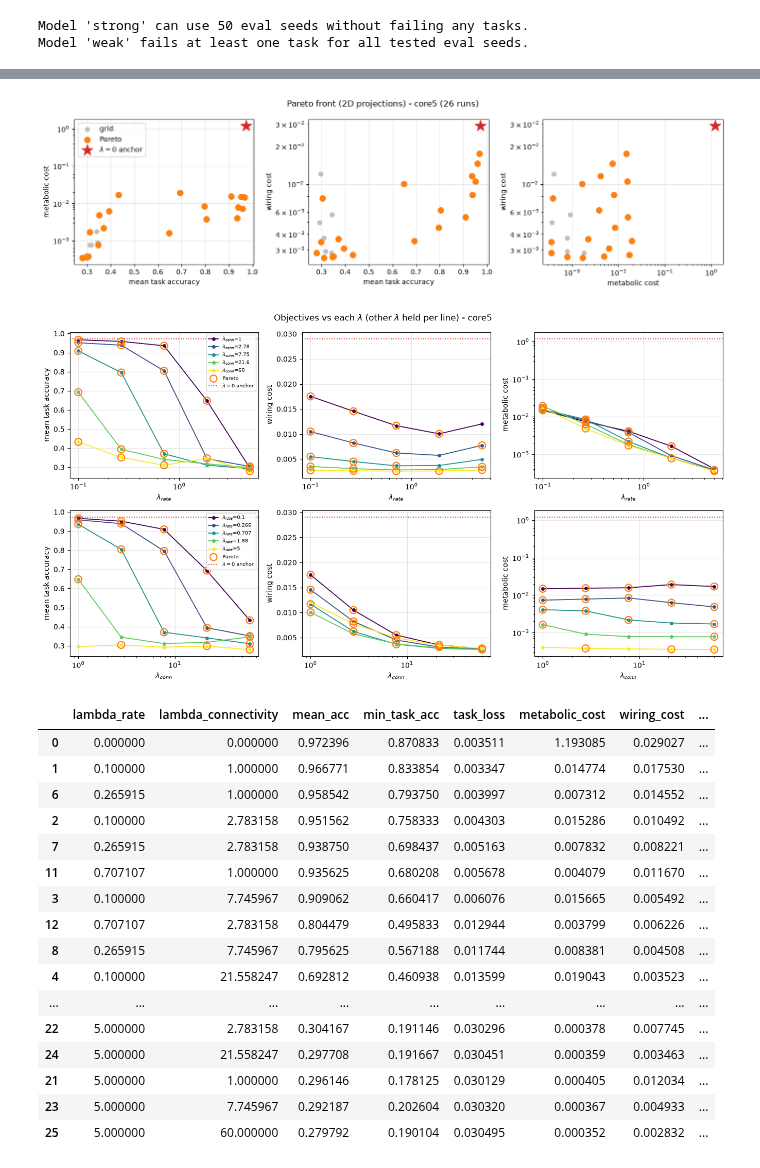
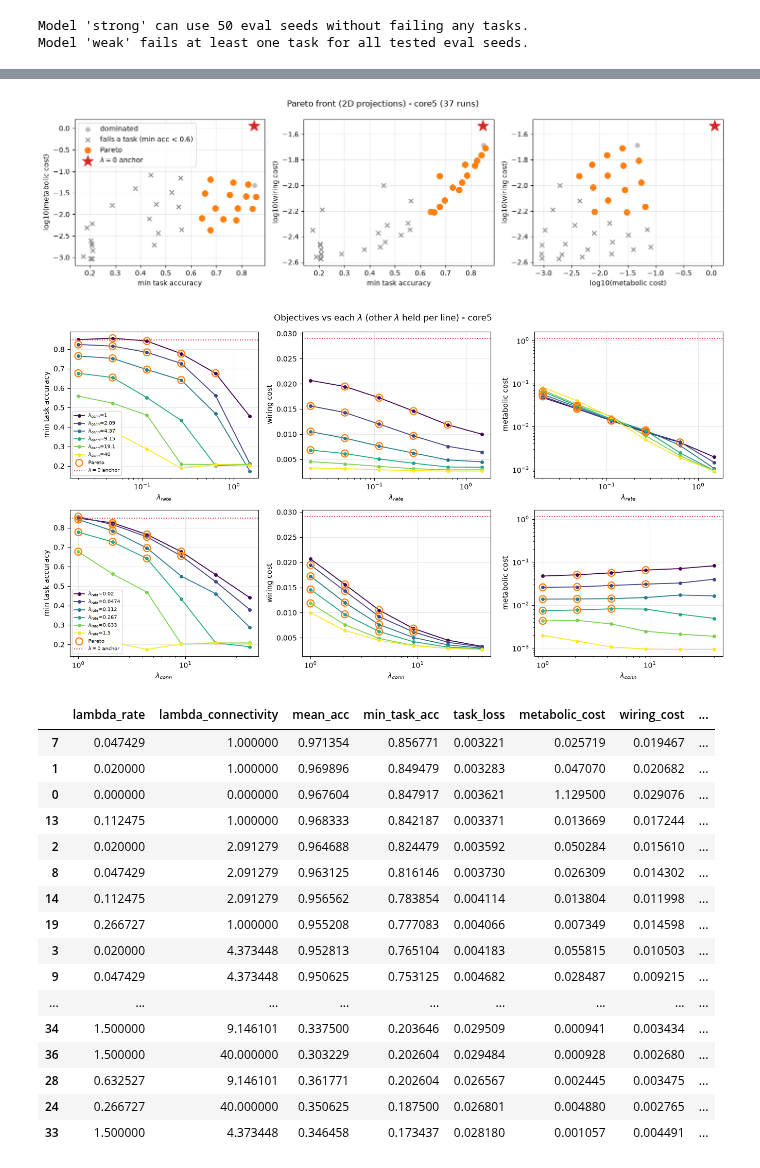
Before and after one commit to AtharvSuryawanshi/canonical_mc, a Jupyter notebook: notebooks/pareto_analysis.ipynb, the cells around one changed output, grey strips where cells are left out. Drawn from its saved outputs; the diff is of its cells as text; code cells hidden in the pictures.

Commit message:
zoom lambda script, excluding untrained network from pareto fronts

```diff
--- a/notebooks/pareto_analysis.ipynb
+++ b/notebooks/pareto_analysis.ipynb
@@ -246,5 +274,21 @@ lambda=0 anchor: mean_acc=0.9724  metabolic=1.193 (+/-0.7)  = 63x the largest co
 # %%
 import plotly.graph_objects as go
+import numpy as np
+
+# Toggle: plot metabolic/wiring cost axes in log10 space instead of linear.
+USE_LOG_COSTS = True
+
+if USE_LOG_COSTS:
+    df["log_metabolic_cost"] = np.log10(df["metabolic_cost"].clip(lower=1e-12))
+    df["log_wiring_cost"] = np.log10(df["wiring_cost"].clip(lower=1e-12))
+    OBJECTIVE_LABELS["log_metabolic_cost"] = "log10(metabolic cost)"
+    OBJECTIVE_LABELS["log_wiring_cost"] = "log10(wiring cost)"
+    pareto_objectives = tuple(
+        "log_metabolic_cost" if o == "metabolic_cost"
+        else "log_wiring_cost" if o == "wiring_cost"
+        else o
+        for o in pareto_objectives
+    )
 
 pareto = df["is_pareto"].astype(bool)
 
@@ -362,10 +406,18 @@ pareto = df["is_pareto"].astype(bool)
 battery = meta.get("task_battery", "")
 
 
+feasible = df["is_feasible"].astype(bool)
+
+
 def pareto_panel(ax, xc, yc):
-    grid = ~pareto & ~is_anchor
+    grid = ~pareto & ~is_anchor & feasible
     front = pareto & ~is_anchor
-    ax.scatter(df.loc[grid, xc], df.loc[grid, yc], c="0.75", s=40, label="grid")
+    dead = ~feasible & ~is_anchor
+    ax.scatter(df.loc[grid, xc], df.loc[grid, yc], c="0.75", s=40, label="dominated")
+    ax.scatter(
+        df.loc[dead, xc], df.loc[dead, yc], marker="x", c="0.55", s=40,
+        label=f"fails a task (min acc < {FEASIBLE_MIN_TASK_ACC})",
+    )
     ax.scatter(df.loc[front, xc], df.loc[front, yc], c="C1", s=70, label="Pareto")
     if is_anchor.any():
         ax.scatter(
@@ -409,7 +461,7 @@ else:
 fig.tight_layout()
 plt.show()
 # %% [output]
-[figure, old version]
+[figure, new version]
 # %%
 # Objectives vs the swept lambda(s).
 #
@@ -420,11 +472,7 @@ plt.show()
 # and cannot sit on a log axis), so it is drawn as a reference line.
 pareto = df["is_pareto"].astype(bool)
 battery = meta.get("task_battery", "")
-objective_cols = (
-    ["mean_acc", "wiring_cost", "metabolic_cost"]
-    if uses_mean_acc
-    else ["task_loss", "wiring_cost", "metabolic_cost"]
-)
+objective_cols = [TASK_OBJECTIVE, "wiring_cost", "metabolic_cost"]
 grid_df = df.loc[~is_anchor]
 
 
@@ -471,7 +519,7 @@ if sweep_mode in ("connectivity", "rate"):
         uniq = grid_df[other_col].unique()
         fixed_val = uniq[0] if len(uniq) == 1 else float("nan")
     fixed_name = r"$\lambda_{rate}$" if sweep_mode == "connectivity" else r"$\lambda_{conn}$"
-    fig.suptitle(f"Objectives vs swept $\lambda$ - {battery}  ({fixed_name} = {fixed_val:.4g})")
+    fig.suptitle(rf"Objectives vs swept $\lambda$ - {battery}  ({fixed_name} = {fixed_val:.4g})")
 else:
     marginals = [
         ("lambda_rate", "lambda_connectivity", r"$\lambda_{rate}$", r"\lambda_{conn}"),
@@ -483,35 +531,35 @@ else:
     for axrow, (xcol, huecol, xlab, huelab) in zip(axes, marginals):
         hues = sorted(grid_df[huecol].unique())
         colors = {h: cmap(i / max(len(hues) - 1, 1)) for i, h in enumerate(hues)}
         for ax, col in zip(axrow, objective_cols):
             for h in hues:
                 g = grid_df[grid_df[huecol] == h].sort_values(xcol)
                 ax.plot(
                     g[xcol], g[col], "o-", markersize=4, linewidth=1.3,
                     color=colors[h], label=f"${huelab}$={h:.3g}",
                 )
             p = grid_df.loc[grid_df["is_pareto"].astype(bool)]
             ax.scatter(
                 p[xcol], p[col], facecolors="none", edgecolors="C1",
                 s=95, linewidths=1.6, zorder=4, label="Pareto",
             )
             anchor_ref(ax, col)
             if (grid_df[xcol] > 0).all():
                 ax.set_xscale("log")
             ax.set_xlabel(xlab)
             ax.set_ylabel(OBJECTIVE_LABELS[col])
             ax.grid(True, alpha=0.3)
             maybe_log(ax, col, "y", frame=grid_df)
         dedupe_legend(axrow[0], fontsize=7, loc="best")
 
     fig.suptitle(
-        f"Objectives vs each $\lambda$ (other $\lambda$ held per line) - {battery}"
+        rf"Objectives vs each $\lambda$ (other $\lambda$ held per line) - {battery}"
     )
 
 fig.tight_layout()
 plt.show()
 # %% [output]
-[figure, old version]
+[figure, new version]
 # %%
 cols = [
     "lambda_rate",
@@ -521,30 +569,27 @@ cols = [
     "task_loss",
     "metabolic_cost",
     "wiring_cost",
+    "is_feasible",
     "is_pareto",
 ]
 cols = [c for c in cols if c in df.columns]
-sort_cols = (
-    ["mean_acc", "metabolic_cost", "wiring_cost"]
-    if uses_mean_acc
-    else ["task_loss", "metabolic_cost", "wiring_cost"]
-)
+sort_cols = [TASK_OBJECTIVE, "metabolic_cost", "wiring_cost"]
 df.sort_values(sort_cols, ascending=[False, True, True] if uses_mean_acc else True)[cols]
 # %% [output]
 |  | lambda_rate | lambda_connectivity | mean_acc | min_task_acc | task_loss | metabolic_cost | wiring_cost | ... |
-| 0 | 0.000000 | 0.000000 | 0.972396 | 0.870833 | 0.003511 | 1.193085 | 0.029027 | ... |
-| 1 | 0.100000 | 1.000000 | 0.966771 | 0.833854 | 0.003347 | 0.014774 | 0.017530 | ... |
-| 6 | 0.265915 | 1.000000 | 0.958542 | 0.793750 | 0.003997 | 0.007312 | 0.014552 | ... |
-| 2 | 0.100000 | 2.783158 | 0.951562 | 0.758333 | 0.004303 | 0.015286 | 0.010492 | ... |
-| 7 | 0.265915 | 2.783158 | 0.938750 | 0.698437 | 0.005163 | 0.007832 | 0.008221 | ... |
-| 11 | 0.707107 | 1.000000 | 0.935625 | 0.680208 | 0.005678 | 0.004079 | 0.011670 | ... |
-| 3 | 0.100000 | 7.745967 | 0.909062 | 0.660417 | 0.006076 | 0.015665 | 0.005492 | ... |
-| 12 | 0.707107 | 2.783158 | 0.804479 | 0.495833 | 0.012944 | 0.003799 | 0.006226 | ... |
-| 8 | 0.265915 | 7.745967 | 0.795625 | 0.567188 | 0.011744 | 0.008381 | 0.004508 | ... |
-| 4 | 0.100000 | 21.558247 | 0.692812 | 0.460938 | 0.013599 | 0.019043 | 0.003523 | ... |
+| 7 | 0.047429 | 1.000000 | 0.971354 | 0.856771 | 0.003221 | 0.025719 | 0.019467 | ... |
+| 1 | 0.020000 | 1.000000 | 0.969896 | 0.849479 | 0.003283 | 0.047070 | 0.020682 | ... |
+| 0 | 0.000000 | 0.000000 | 0.967604 | 0.847917 | 0.003621 | 1.129500 | 0.029076 | ... |
+| 13 | 0.112475 | 1.000000 | 0.968333 | 0.842187 | 0.003371 | 0.013669 | 0.017244 | ... |
+| 2 | 0.020000 | 2.091279 | 0.964688 | 0.824479 | 0.003592 | 0.050284 | 0.015610 | ... |
+| 8 | 0.047429 | 2.091279 | 0.963125 | 0.816146 | 0.003730 | 0.026309 | 0.014302 | ... |
+| 14 | 0.112475 | 2.091279 | 0.956562 | 0.783854 | 0.004114 | 0.013804 | 0.011998 | ... |
+| 19 | 0.266727 | 1.000000 | 0.955208 | 0.777083 | 0.004066 | 0.007349 | 0.014598 | ... |
+| 3 | 0.020000 | 4.373448 | 0.952813 | 0.765104 | 0.004183 | 0.055815 | 0.010503 | ... |
+| 9 | 0.047429 | 4.373448 | 0.950625 | 0.753125 | 0.004682 | 0.028487 | 0.009215 | ... |
 | ... | ... | ... | ... | ... | ... | ... | ... | ... |
-| 22 | 5.000000 | 2.783158 | 0.304167 | 0.191146 | 0.030296 | 0.000378 | 0.007745 | ... |
-| 24 | 5.000000 | 21.558247 | 0.297708 | 0.191667 | 0.030451 | 0.000359 | 0.003463 | ... |
-| 21 | 5.000000 | 1.000000 | 0.296146 | 0.178125 | 0.030129 | 0.000405 | 0.012034 | ... |
-| 23 | 5.000000 | 7.745967 | 0.292187 | 0.202604 | 0.030320 | 0.000367 | 0.004933 | ... |
-| 25 | 5.000000 | 60.000000 | 0.279792 | 0.190104 | 0.030495 | 0.000352 | 0.002832 | ... |
+| 34 | 1.500000 | 9.146101 | 0.337500 | 0.203646 | 0.029509 | 0.000941 | 0.003434 | ... |
+| 36 | 1.500000 | 40.000000 | 0.303229 | 0.202604 | 0.029484 | 0.000928 | 0.002680 | ... |
+| 28 | 0.632527 | 9.146101 | 0.361771 | 0.202604 | 0.026567 | 0.002445 | 0.003475 | ... |
+| 24 | 0.266727 | 40.000000 | 0.350625 | 0.187500 | 0.026801 | 0.004880 | 0.002765 | ... |
+| 33 | 1.500000 | 4.373448 | 0.346458 | 0.173437 | 0.028180 | 0.001057 | 0.004491 | ... |
```
Also changed, not shown: parts of 2 cells of this notebook, 9 other files.
